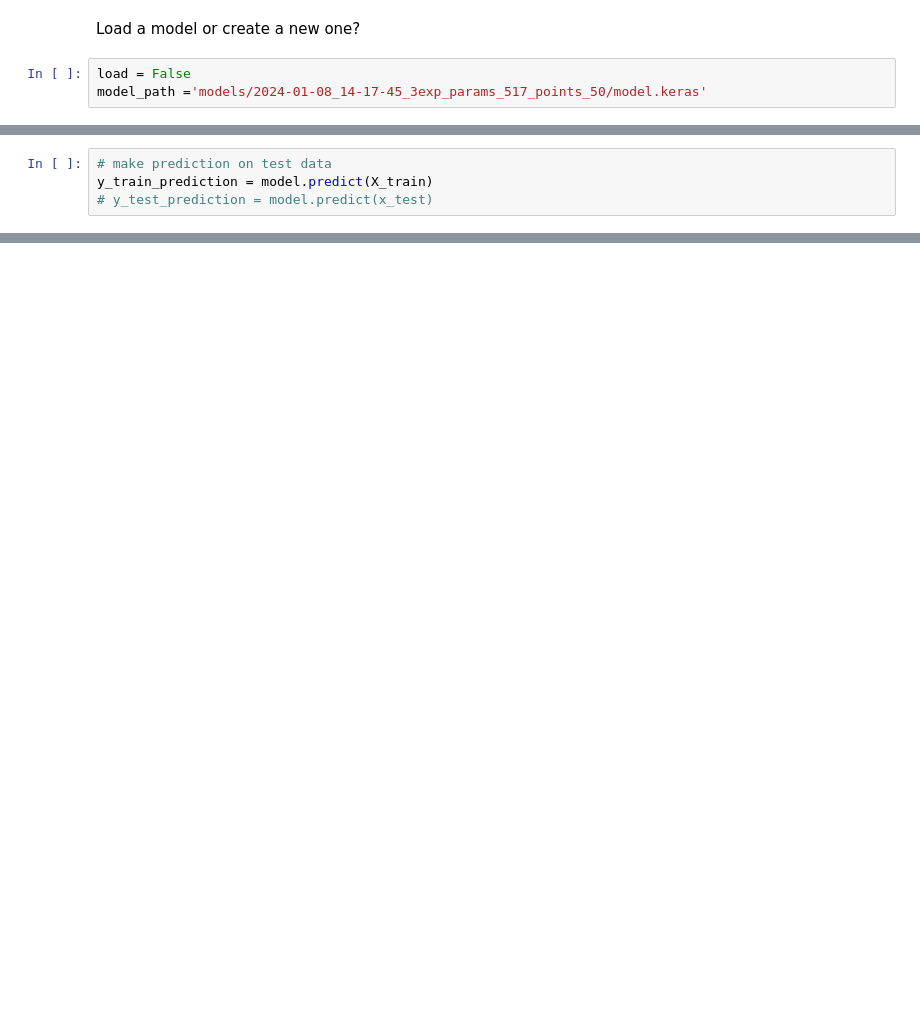
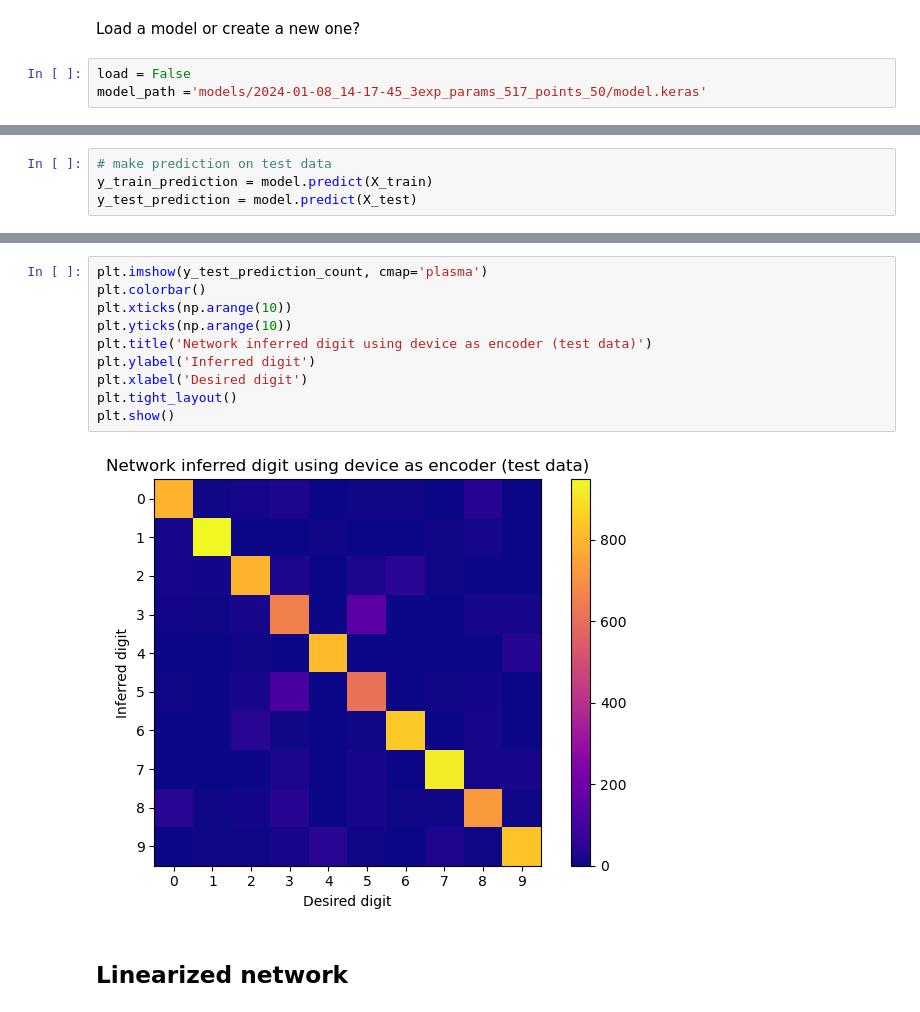
Before and after one commit to Quanta-Dan/Machine_Learning, a Jupyter notebook: neural_reservoir_computing.ipynb, the cells around one changed output, grey strips where cells are left out. Cells and saved outputs as stored; diff of their text form; blank space fills up the shorter version.

```diff
--- a/neural_reservoir_computing.ipynb
+++ b/neural_reservoir_computing.ipynb
@@ -179,5 +203,5 @@ plot_history(history, ['loss'
 # %%
 # make prediction on test data
 y_train_prediction = model.predict(X_train)
-# y_test_prediction = model.predict(x_test)
+y_test_prediction = model.predict(X_test)
 # %% [output]
@@ -200,0 +235,14 @@ plt.show()
+# %%
+plt.imshow(y_test_prediction_count, cmap='plasma')
+plt.colorbar()
+plt.xticks(np.arange(10))
+plt.yticks(np.arange(10))
+plt.title('Network inferred digit using device as encoder (test data)')
+plt.ylabel('Inferred digit')
+plt.xlabel('Desired digit')
+plt.tight_layout()
+plt.show()
+# %% [output]
+[figure, added]
+# %% [markdown]
+## Linearized network
```
Also changed, not shown: parts of 28 cells of this notebook, 7 other files.
